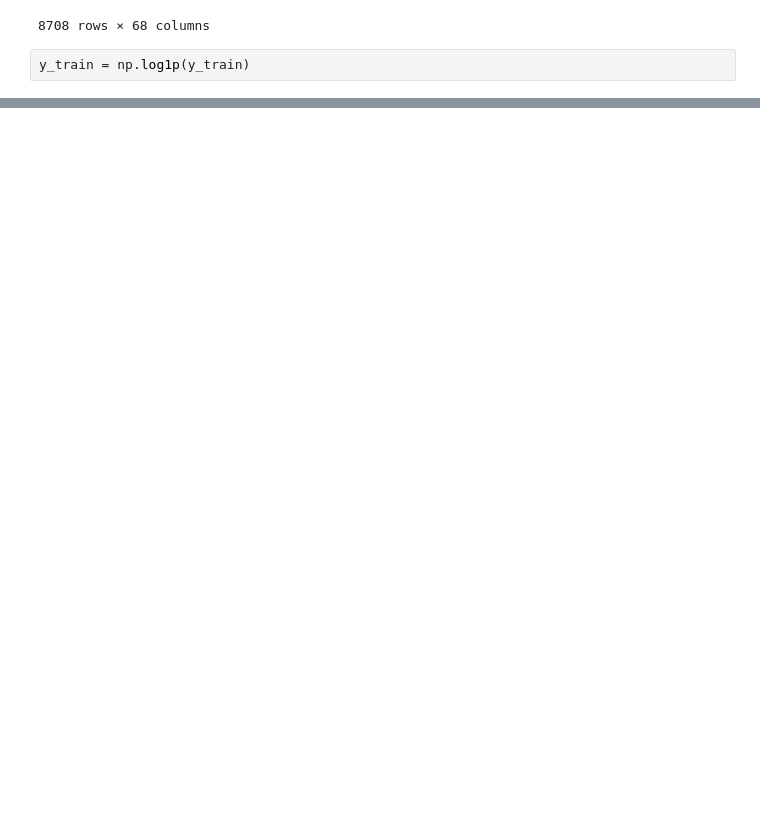
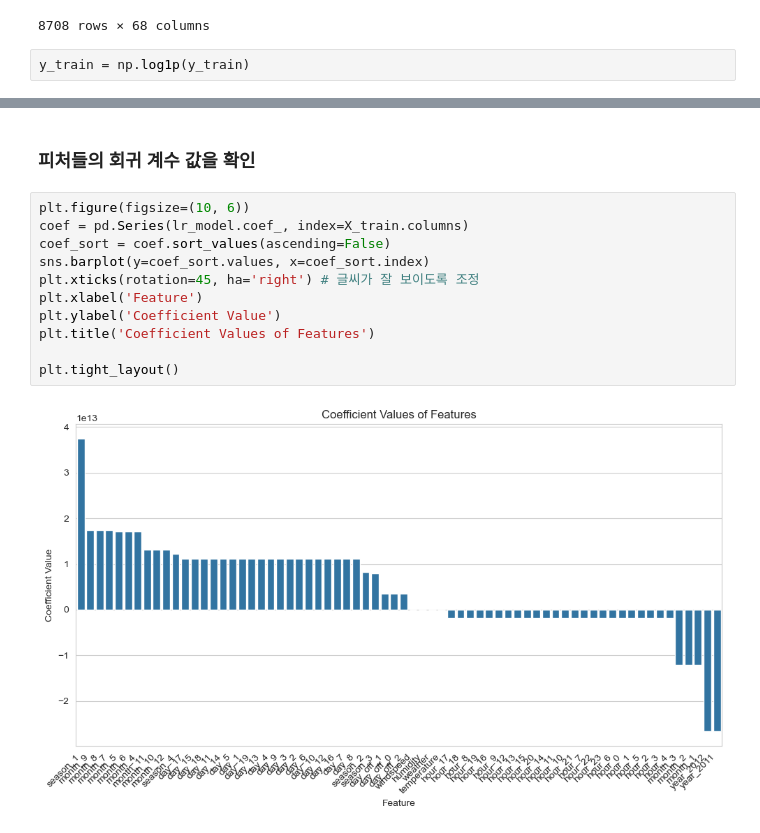
Before and after one commit to seongyeon1/aiffel, a Jupyter notebook: Exploration/Quest2/project2_sykim.ipynb, the cells around one changed output, grey strips where cells are left out. Drawn from its saved outputs; the diff is of its cells as text; blank space fills up the shorter version.

```diff
--- a/Exploration/Quest2/project2_sykim.ipynb
+++ b/Exploration/Quest2/project2_sykim.ipynb
@@ -582,0 +581,15 @@ sns.barplot(x=coef_sort.values, y=coef_sort.index)
+# %% [markdown]
+### 피처들의 회귀 계수 값을 확인
+# %%
+plt.figure(figsize=(10, 6))
+coef = pd.Series(lr_model.coef_, index=X_train.columns)
+coef_sort = coef.sort_values(ascending=False)
+sns.barplot(y=coef_sort.values, x=coef_sort.index)
+plt.xticks(rotation=45, ha='right') # 글씨가 잘 보이도록 조정
+plt.xlabel('Feature')
+plt.ylabel('Coefficient Value')
+plt.title('Coefficient Values of Features')
+
+plt.tight_layout()
+# %% [output]
+[figure, added]
```
Also changed, not shown: parts of 16 cells of this notebook.
